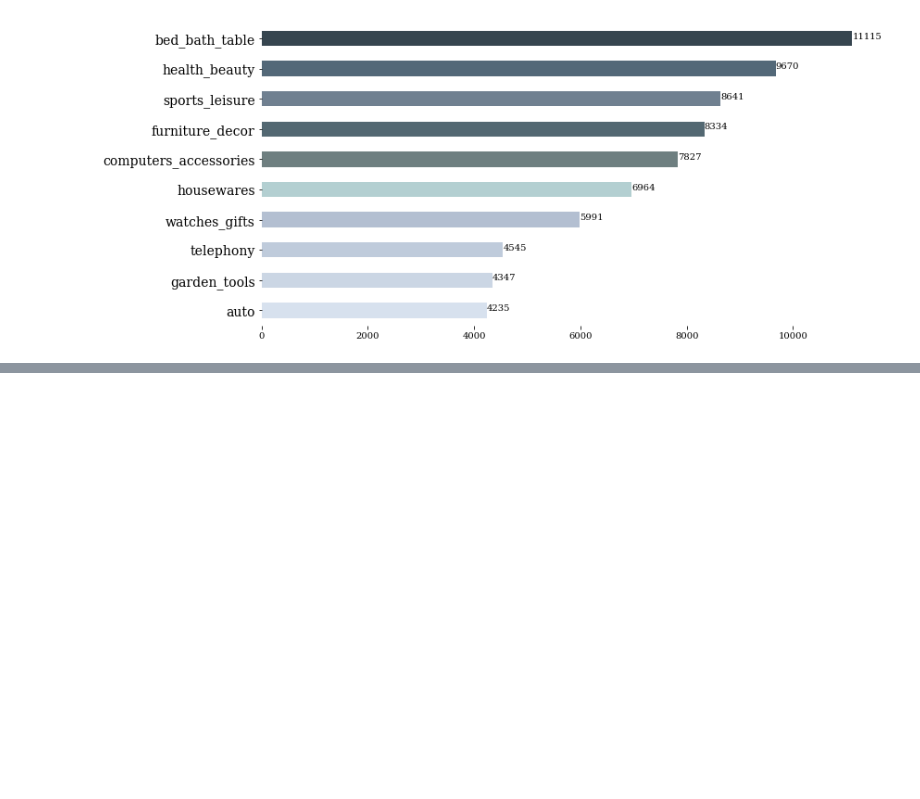
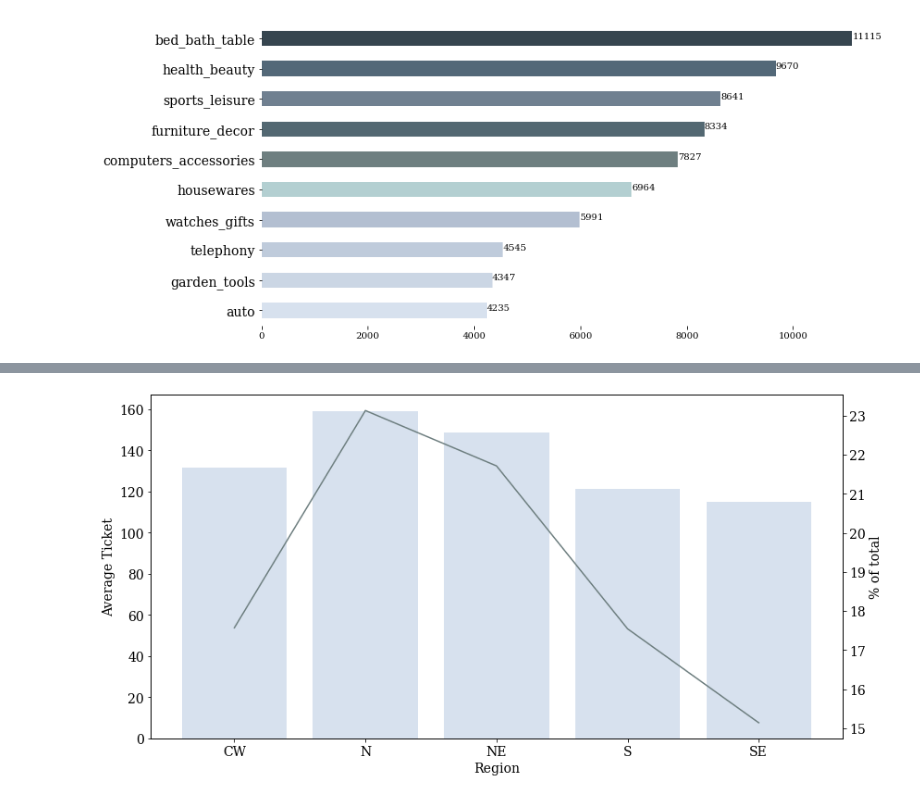
Before and after one commit to dennysoneliseu/udacity__ds_nanodegree, a Jupyter notebook: 01_Medium_Post_Project/ecommerce_data_exploitation.ipynb, the cells around one changed output, grey strips where cells are left out. Saved outputs shown, nothing was run; the diff lists cells and outputs as text; code cells hidden in the pictures; blank space fills up the shorter version.

```diff
--- a/01_Medium_Post_Project/ecommerce_data_exploitation.ipynb
+++ b/01_Medium_Post_Project/ecommerce_data_exploitation.ipynb
@@ -38,6 +38,7 @@ rcParams['font.sans-serif'] = ['Tahoma']
 
 # Possible fonts = Tahoma, DejaVu Sans, Lucida Grande, Verdana
 # %%
-# setting the path to all data
+# setting the root paths
 
 data_path = "data/"
+image_path = "images/"
@@ -407,0 +447,8 @@ full_orders.head()
+# %%
+df1 = full_orders.groupby('customer_region')[['price', 'freight_value']].sum().reset_index()
+df2 = full_orders.groupby('customer_region')['customer_id'].count().reset_index()
+avg_tkt_reg = df1.merge(df2, how='inner', on='customer_region')
+avg_tkt_reg.columns = ['customer_region','amount', 'total_freight', 'customer_counts']
+avg_tkt_reg['avg_tkt'] = avg_tkt_reg['amount']/avg_tkt_reg['customer_counts']
+avg_tkt_reg['freight_over_price'] = 100*(avg_tkt_reg['total_freight']/avg_tkt_reg['amount'])
+avg_tkt_reg
@@ -407,0 +462,28 @@ full_orders.head()
+# %%
+fig, ax1 = plt.subplots(1, 1, figsize=(12, 6))
+
+label_size=14
+
+color = "#d7e1ee"
+ax1.set_xlabel('Region', size=label_size)
+ax1.set_ylabel('Average Ticket', size=label_size)
+ax1.bar(avg_tkt_reg.customer_region,
+         avg_tkt_reg.avg_tkt,
+         color=color)
+ax1.yaxis.set_tick_params(labelsize=label_size)
+ax1.xaxis.set_tick_params(labelsize=label_size)
+
+ax2 = ax1.twinx()
+
+color = "#6e7f80"
+ax2.set_ylabel('% of total', size=label_size)
+ax2.plot(avg_tkt_reg.customer_region,
+         avg_tkt_reg.freight_over_price,
+         color=color)
+ax2.yaxis.set_tick_params(labelsize=label_size)
+
+fig.tight_layout()
+plt.savefig(os.path.join(image_path, 'average_ticket_by_region'), dpi=400)
+plt.show()
+# %% [output]
+[figure, added]
```
Also changed, not shown: parts of 10 cells of this notebook, 3 other files.
